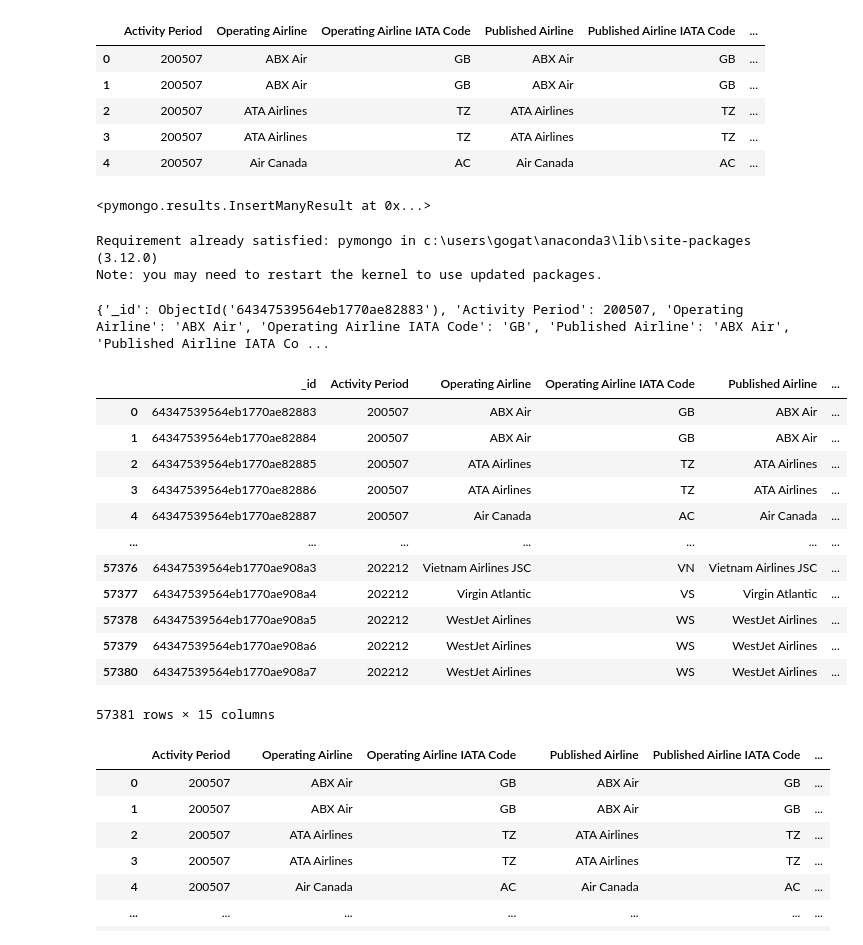
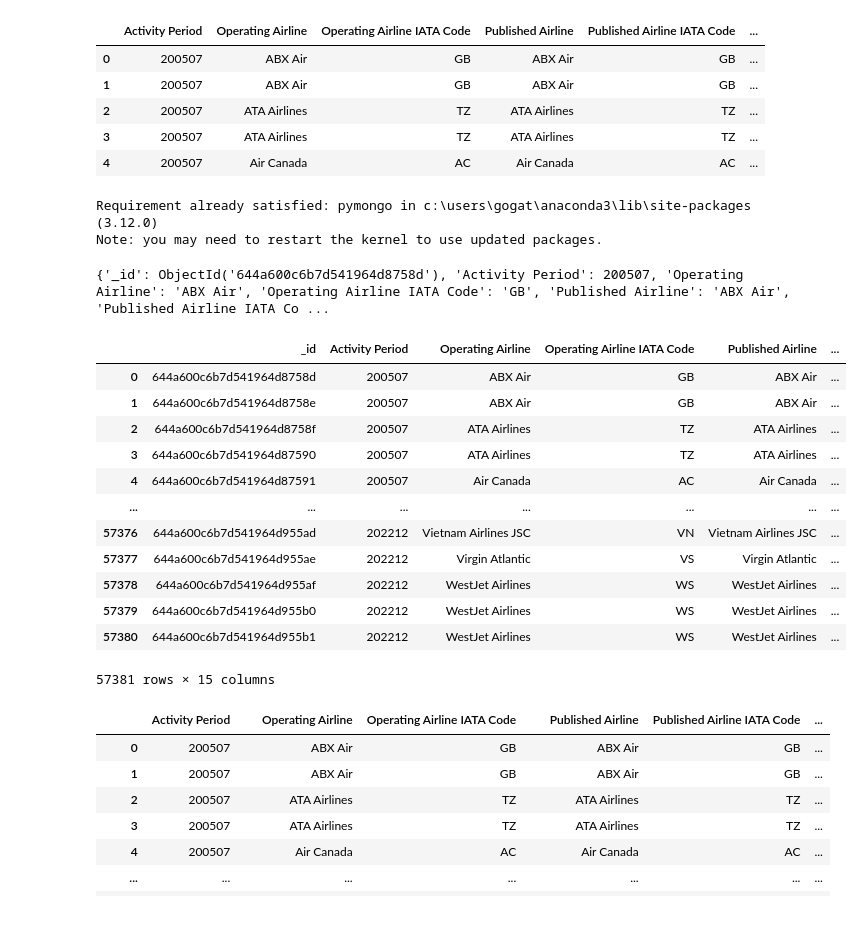
Before and after one commit to Chandanahp17/DAP_Project, a Jupyter notebook: Airtraffic_flight_statistics.ipynb, the cells around one changed output. Saved outputs shown, nothing was run; the diff lists cells and outputs as text; code cells hidden in the pictures.

```diff
--- a/Airtraffic_flight_statistics.ipynb
+++ b/Airtraffic_flight_statistics.ipynb
@@ -20,14 +20,9 @@ fligts_statistics.head()
 #Connecting to mongo db
 db_client = pymongo.MongoClient("mongodb://localhost:27017/")
 #Creating the database
-database = db_client["Flight-Details"]
-#Creating the table
-column = database["Landing"]
-data = fligts_statistics.to_dict(orient = "records")
-#inserting the data
-database.column.insert_many(data)
+db = db_client.Flight_details
+collection = db.test_collection
+document=collection.insert_many(fligts_statistics.to_dict('r'))
-# %% [output]
-<pymongo.results.InsertManyResult at 0x...>
 # %%
 pip install pymongo
 # %% [output]
@@ -35,27 +30,27 @@ Requirement already satisfied: pymongo in c:\users\gogat\anaconda3\lib\site-pack
 Note: you may need to restart the kernel to use updated packages.
 # %%
 #Just making sure that, its saved in DB
-x = column.find_one()
+x = collection.find_one()
 print(x)
 # %% [output]
-{'_id': ObjectId('64347539564eb1770ae82883'), 'Activity Period': 200507, 'Operating Airline': 'ABX Air', 'Operating Airline IATA Code': 'GB', 'Published Airline': 'ABX Air', 'Published Airline IATA Co ...
+{'_id': ObjectId('644a600c6b7d541964d8758d'), 'Activity Period': 200507, 'Operating Airline': 'ABX Air', 'Operating Airline IATA Code': 'GB', 'Published Airline': 'ABX Air', 'Published Airline IATA Co ...
 # %%
 #Fetching the dataset from mongodb into dataframes
-Data_from_db = pd.DataFrame(list(column.find()))
+Data_from_db = pd.DataFrame(list(collection.find()))
 Data_from_db
 # %% [output]
 |  | _id | Activity Period | Operating Airline | Operating Airline IATA Code | Published Airline | ... |
-| 0 | 64347539564eb1770ae82883 | 200507 | ABX Air | GB | ABX Air | ... |
-| 1 | 64347539564eb1770ae82884 | 200507 | ABX Air | GB | ABX Air | ... |
-| 2 | 64347539564eb1770ae82885 | 200507 | ATA Airlines | TZ | ATA Airlines | ... |
-| 3 | 64347539564eb1770ae82886 | 200507 | ATA Airlines | TZ | ATA Airlines | ... |
-| 4 | 64347539564eb1770ae82887 | 200507 | Air Canada | AC | Air Canada | ... |
+| 0 | 644a600c6b7d541964d8758d | 200507 | ABX Air | GB | ABX Air | ... |
+| 1 | 644a600c6b7d541964d8758e | 200507 | ABX Air | GB | ABX Air | ... |
+| 2 | 644a600c6b7d541964d8758f | 200507 | ATA Airlines | TZ | ATA Airlines | ... |
+| 3 | 644a600c6b7d541964d87590 | 200507 | ATA Airlines | TZ | ATA Airlines | ... |
+| 4 | 644a600c6b7d541964d87591 | 200507 | Air Canada | AC | Air Canada | ... |
 | ... | ... | ... | ... | ... | ... | ... |
-| 57376 | 64347539564eb1770ae908a3 | 202212 | Vietnam Airlines JSC | VN | Vietnam Airlines JSC | ... |
-| 57377 | 64347539564eb1770ae908a4 | 202212 | Virgin Atlantic | VS | Virgin Atlantic | ... |
-| 57378 | 64347539564eb1770ae908a5 | 202212 | WestJet Airlines | WS | WestJet Airlines | ... |
-| 57379 | 64347539564eb1770ae908a6 | 202212 | WestJet Airlines | WS | WestJet Airlines | ... |
-| 57380 | 64347539564eb1770ae908a7 | 202212 | WestJet Airlines | WS | WestJet Airlines | ... |
+| 57376 | 644a600c6b7d541964d955ad | 202212 | Vietnam Airlines JSC | VN | Vietnam Airlines JSC | ... |
+| 57377 | 644a600c6b7d541964d955ae | 202212 | Virgin Atlantic | VS | Virgin Atlantic | ... |
+| 57378 | 644a600c6b7d541964d955af | 202212 | WestJet Airlines | WS | WestJet Airlines | ... |
+| 57379 | 644a600c6b7d541964d955b0 | 202212 | WestJet Airlines | WS | WestJet Airlines | ... |
+| 57380 | 644a600c6b7d541964d955b1 | 202212 | WestJet Airlines | WS | WestJet Airlines | ... |
 57381 rows × 15 columns
 # %%
 #We could see there is a _id field which is system generated, as we dont need it, will fetch the values excluding it.
```
Also changed, not shown: parts of 13 cells of this notebook.
